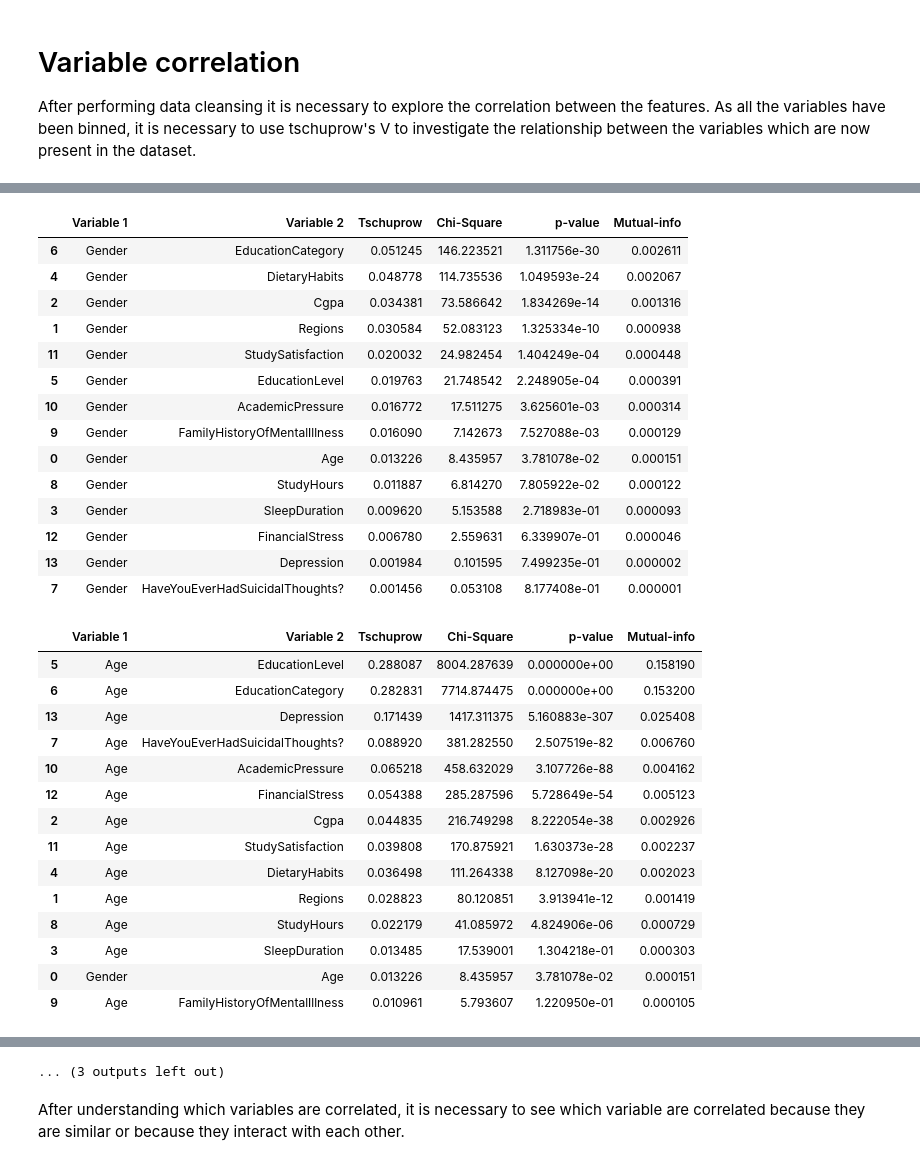
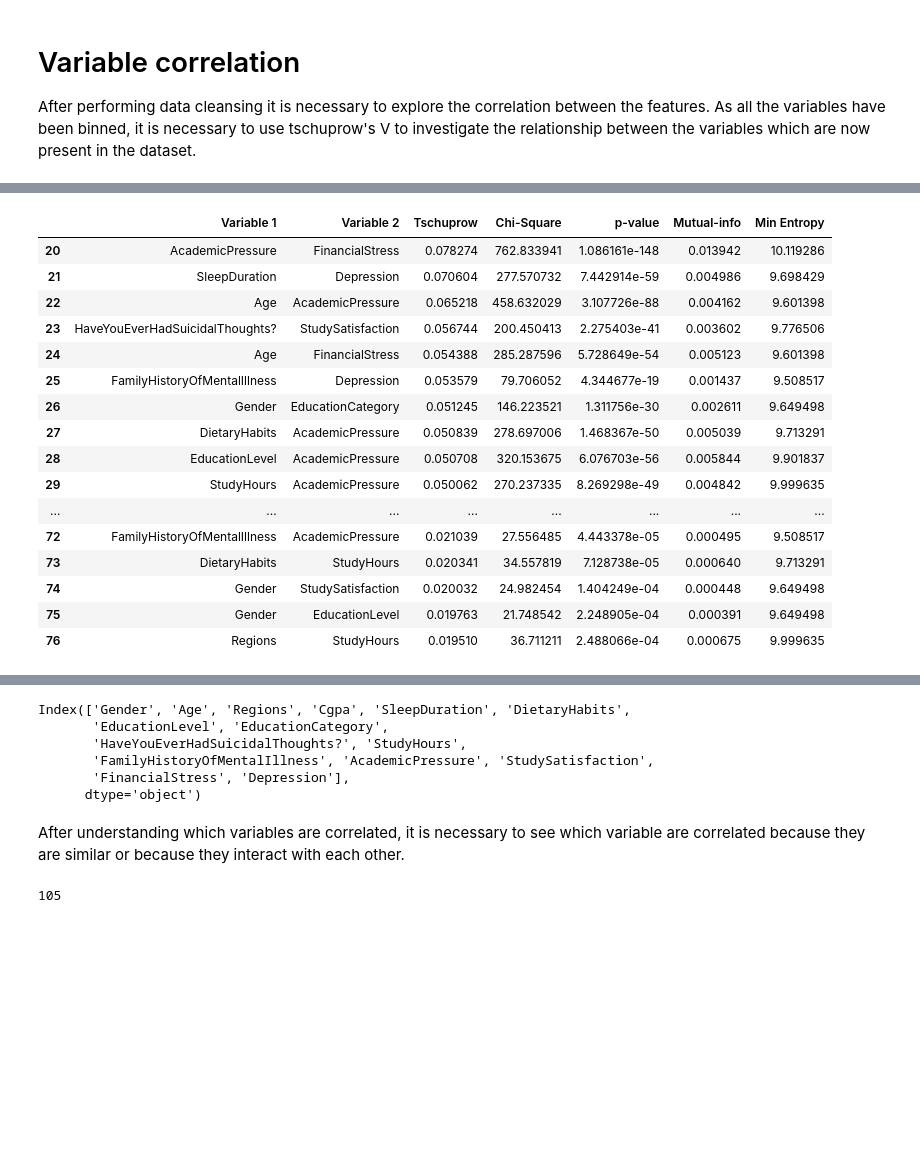
Before and after one commit to Shardyne/faikr3-project, a Jupyter notebook: Gio/data_preparation_gio.ipynb, the cells around one changed output, grey strips where cells are left out. Drawn from its saved outputs; the diff is of its cells as text; code cells hidden in the pictures; blank space fills up the shorter version.

```diff
--- a/Gio/data_preparation_gio.ipynb
+++ b/Gio/data_preparation_gio.ipynb
@@ -492,57 +492,48 @@ dtype: object
 # %%
 from scipy.stats.contingency import association
 from scipy.stats import chi2_contingency
 import pandas as pd
 import itertools
 from sklearn.feature_selection import mutual_info_classif
+from scipy.stats import entropy
+import numpy as np
 
 # store the values for tschuprow's V
 tschuprow=pd.DataFrame({
     'Variable 1':[], 'Variable 2':[],
     "Tschuprow":[],
     "Chi-Square":[],
     "p-value":[],
-    "Mutual-info":[]
+    "Mutual-info":[],
+    "Min Entropy":[]
 })
 
 # Compute tschuprow’s V recursively for all the columns
 for col1, col2 in itertools.combinations(df_final.columns, 2):
     cont_table=pd.crosstab(df_final[col1], df_final[col2])
     cram_v=association(cont_table, method='tschuprow')
     chi2, p, dof, expected = chi2_contingency(cont_table)
     mi = mutual_info_classif(df_final[[col1]], df_final[col2], discrete_features=True)
-    tschuprow.loc[len(tschuprow)]=[col1, col2, cram_v, chi2, p, mi[0]]
+    entro_x=entropy(df_final[col1])
+    entro_y=entropy(df_final[col2])
+    tschuprow.loc[len(tschuprow)]=[col1, col2, cram_v, chi2, p, mi[0], np.min([entro_x, entro_y])]
 
-for col in df_final.columns:
-    display(tschuprow[(tschuprow['Variable 1']==col) | (tschuprow['Variable 2']==col)].reset_index(drop=True).sort_values(by='Tschuprow',ascending=False))
+display(tschuprow[tschuprow['p-value']<=0.05/len(tschuprow)].sort_values(by='Tschuprow',ascending=False).reset_index(drop=True).iloc[20:,:])
 # %% [output]
-|  | Variable 1 | Variable 2 | Tschuprow | Chi-Square | p-value | Mutual-info |
-| 6 | Gender | EducationCategory | 0.051245 | 146.223521 | 1.311756e-30 | 0.002611 |
-| 4 | Gender | DietaryHabits | 0.048778 | 114.735536 | 1.049593e-24 | 0.002067 |
-| 2 | Gender | Cgpa | 0.034381 | 73.586642 | 1.834269e-14 | 0.001316 |
-| 1 | Gender | Regions | 0.030584 | 52.083123 | 1.325334e-10 | 0.000938 |
-| 11 | Gender | StudySatisfaction | 0.020032 | 24.982454 | 1.404249e-04 | 0.000448 |
-| 5 | Gender | EducationLevel | 0.019763 | 21.748542 | 2.248905e-04 | 0.000391 |
-| 10 | Gender | AcademicPressure | 0.016772 | 17.511275 | 3.625601e-03 | 0.000314 |
-| 9 | Gender | FamilyHistoryOfMentalIllness | 0.016090 | 7.142673 | 7.527088e-03 | 0.000129 |
-| 0 | Gender | Age | 0.013226 | 8.435957 | 3.781078e-02 | 0.000151 |
-| 8 | Gender | StudyHours | 0.011887 | 6.814270 | 7.805922e-02 | 0.000122 |
-| 3 | Gender | SleepDuration | 0.009620 | 5.153588 | 2.718983e-01 | 0.000093 |
-| 12 | Gender | FinancialStress | 0.006780 | 2.559631 | 6.339907e-01 | 0.000046 |
-| 13 | Gender | Depression | 0.001984 | 0.101595 | 7.499235e-01 | 0.000002 |
-| 7 | Gender | HaveYouEverHadSuicidalThoughts? | 0.001456 | 0.053108 | 8.177408e-01 | 0.000001 |
+|  | Variable 1 | Variable 2 | Tschuprow | Chi-Square | p-value | Mutual-info | Min Entropy |
+| 20 | AcademicPressure | FinancialStress | 0.078274 | 762.833941 | 1.086161e-148 | 0.013942 | 10.119286 |
+| 21 | SleepDuration | Depression | 0.070604 | 277.570732 | 7.442914e-59 | 0.004986 | 9.698429 |
+| 22 | Age | AcademicPressure | 0.065218 | 458.632029 | 3.107726e-88 | 0.004162 | 9.601398 |
+| 23 | HaveYouEverHadSuicidalThoughts? | StudySatisfaction | 0.056744 | 200.450413 | 2.275403e-41 | 0.003602 | 9.776506 |
+| 24 | Age | FinancialStress | 0.054388 | 285.287596 | 5.728649e-54 | 0.005123 | 9.601398 |
+| 25 | FamilyHistoryOfMentalIllness | Depression | 0.053579 | 79.706052 | 4.344677e-19 | 0.001437 | 9.508517 |
+| 26 | Gender | EducationCategory | 0.051245 | 146.223521 | 1.311756e-30 | 0.002611 | 9.649498 |
+| 27 | DietaryHabits | AcademicPressure | 0.050839 | 278.697006 | 1.468367e-50 | 0.005039 | 9.713291 |
+| 28 | EducationLevel | AcademicPressure | 0.050708 | 320.153675 | 6.076703e-56 | 0.005844 | 9.901837 |
+| 29 | StudyHours | AcademicPressure | 0.050062 | 270.237335 | 8.269298e-49 | 0.004842 | 9.999635 |
+| ... | ... | ... | ... | ... | ... | ... | ... |
+| 72 | FamilyHistoryOfMentalIllness | AcademicPressure | 0.021039 | 27.556485 | 4.443378e-05 | 0.000495 | 9.508517 |
+| 73 | DietaryHabits | StudyHours | 0.020341 | 34.557819 | 7.128738e-05 | 0.000640 | 9.713291 |
+| 74 | Gender | StudySatisfaction | 0.020032 | 24.982454 | 1.404249e-04 | 0.000448 | 9.649498 |
+| 75 | Gender | EducationLevel | 0.019763 | 21.748542 | 2.248905e-04 | 0.000391 | 9.649498 |
+| 76 | Regions | StudyHours | 0.019510 | 36.711211 | 2.488066e-04 | 0.000675 | 9.999635 |
-|  | Variable 1 | Variable 2 | Tschuprow | Chi-Square | p-value | Mutual-info |
-| 5 | Age | EducationLevel | 0.288087 | 8004.287639 | 0.000000e+00 | 0.158190 |
-| 6 | Age | EducationCategory | 0.282831 | 7714.874475 | 0.000000e+00 | 0.153200 |
-| 13 | Age | Depression | 0.171439 | 1417.311375 | 5.160883e-307 | 0.025408 |
-| 7 | Age | HaveYouEverHadSuicidalThoughts? | 0.088920 | 381.282550 | 2.507519e-82 | 0.006760 |
-| 10 | Age | AcademicPressure | 0.065218 | 458.632029 | 3.107726e-88 | 0.004162 |
-| 12 | Age | FinancialStress | 0.054388 | 285.287596 | 5.728649e-54 | 0.005123 |
-| 2 | Age | Cgpa | 0.044835 | 216.749298 | 8.222054e-38 | 0.002926 |
-| 11 | Age | StudySatisfaction | 0.039808 | 170.875921 | 1.630373e-28 | 0.002237 |
-| 4 | Age | DietaryHabits | 0.036498 | 111.264338 | 8.127098e-20 | 0.002023 |
-| 1 | Age | Regions | 0.028823 | 80.120851 | 3.913941e-12 | 0.001419 |
-| 8 | Age | StudyHours | 0.022179 | 41.085972 | 4.824906e-06 | 0.000729 |
-| 3 | Age | SleepDuration | 0.013485 | 17.539001 | 1.304218e-01 | 0.000303 |
-| 0 | Gender | Age | 0.013226 | 8.435957 | 3.781078e-02 | 0.000151 |
-| 9 | Age | FamilyHistoryOfMentalIllness | 0.010961 | 5.793607 | 1.220950e-01 | 0.000105 |
@@ -699,3 +540,15 @@ for col in df_final.columns:
-... (3 outputs left out)
+# %%
+15,
+# %% [output]
+Index(['Gender', 'Age', 'Regions', 'Cgpa', 'SleepDuration', 'DietaryHabits',
+       'EducationLevel', 'EducationCategory',
+       'HaveYouEverHadSuicidalThoughts?', 'StudyHours',
+       'FamilyHistoryOfMentalIllness', 'AcademicPressure', 'StudySatisfaction',
+       'FinancialStress', 'Depression'],
+      dtype='object')
 # %% [markdown]
 After understanding which variables are correlated, it is necessary to see which variable are correlated because they are similar or because they interact with each other.
+# %%
+len(tschuprow)
+# %% [output]
+105
```
Also changed, not shown: parts of 1 cell of this notebook, 1 other file.
